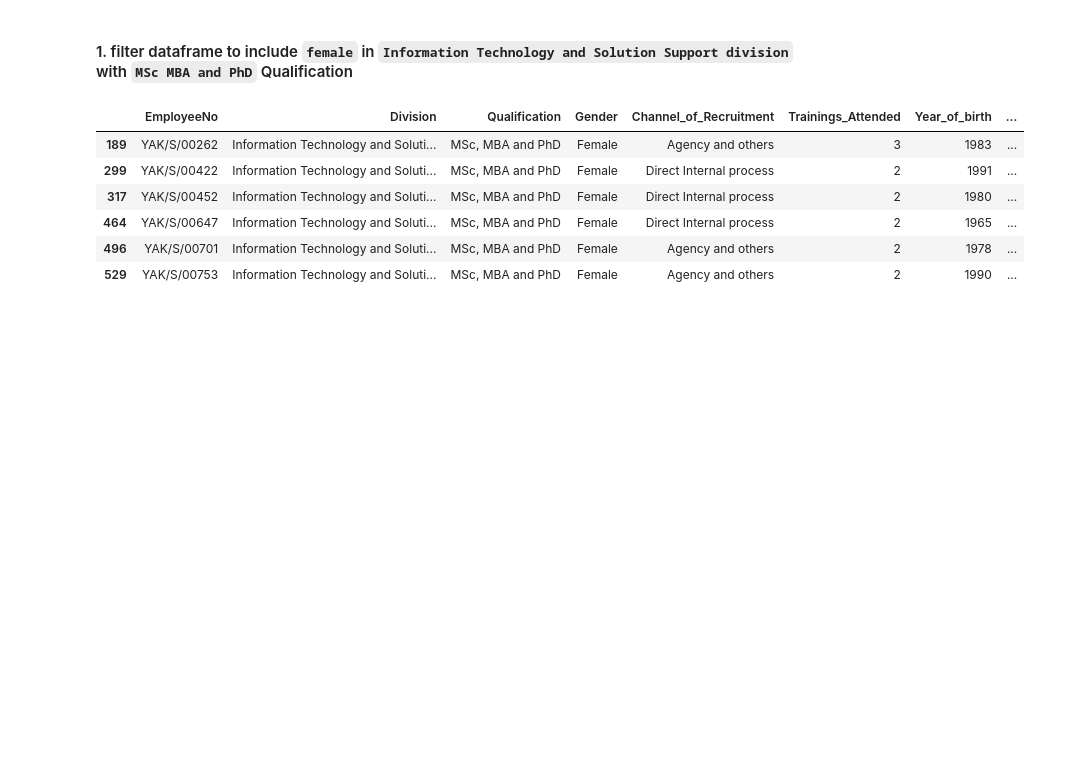
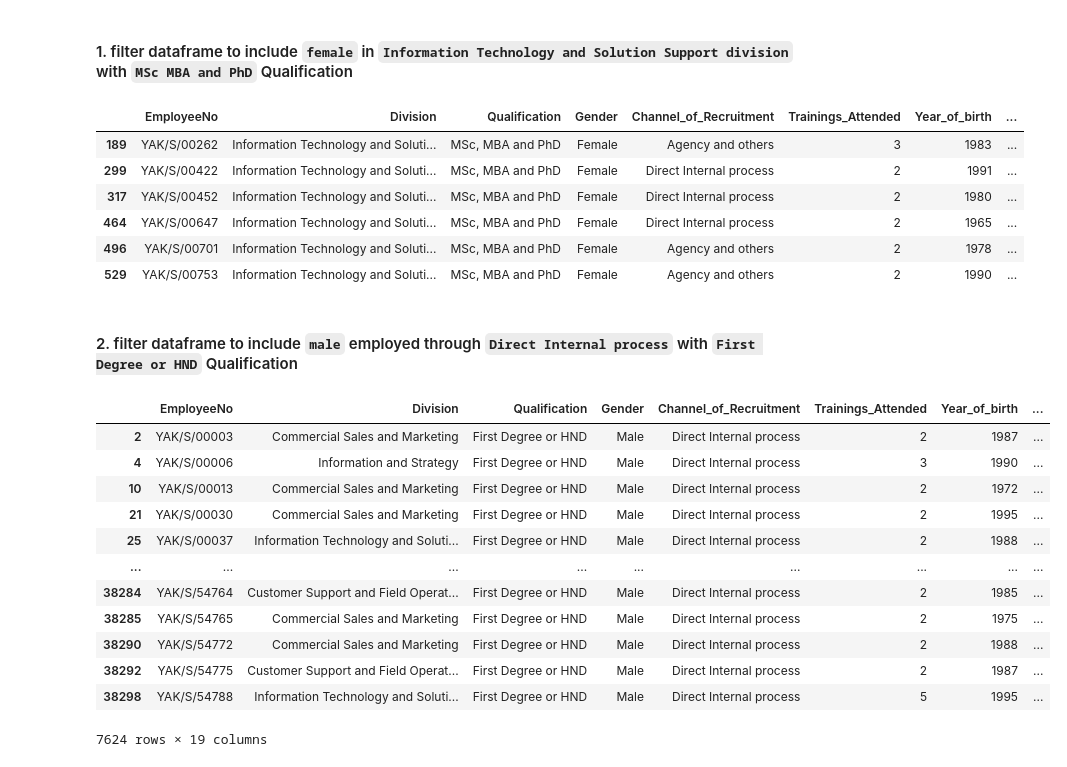
Before and after one commit to Arnold-git/Technical-Writing, a Jupyter notebook: Pandas isin method/pandas-isin-method.ipynb, the cells around one changed output. Saved outputs shown, nothing was run; the diff lists cells and outputs as text; code cells hidden in the pictures; blank space fills up the shorter version.

```diff
--- a/Pandas isin method/pandas-isin-method.ipynb
+++ b/Pandas isin method/pandas-isin-method.ipynb
@@ -131,3 +132,5 @@ data_4.head(6)
 | 464 | YAK/S/00647 | Information Technology and Soluti... | MSc, MBA and PhD | Female | Direct Internal process | 2 | 1965 | ... |
 | 496 | YAK/S/00701 | Information Technology and Soluti... | MSc, MBA and PhD | Female | Agency and others | 2 | 1978 | ... |
 | 529 | YAK/S/00753 | Information Technology and Soluti... | MSc, MBA and PhD | Female | Agency and others | 2 | 1990 | ... |
+# %% [markdown]
+#### 2. filter dataframe to include `male` employed through `Direct Internal process` with `First Degree or HND` Qualification
@@ -133,0 +140,21 @@ data_4.head(6)
+# %%
+data_5 = data[data[['Gender', 'Channel_of_Recruitment', 'Qualification']].isin(
+    ['Male', 'Direct Internal process', 'First Degree or HND']
+).all(axis=1)]
+
+
+data_5
+# %% [output]
+|  | EmployeeNo | Division | Qualification | Gender | Channel_of_Recruitment | Trainings_Attended | Year_of_birth | ... |
+| 2 | YAK/S/00003 | Commercial Sales and Marketing | First Degree or HND | Male | Direct Internal process | 2 | 1987 | ... |
+| 4 | YAK/S/00006 | Information and Strategy | First Degree or HND | Male | Direct Internal process | 3 | 1990 | ... |
+| 10 | YAK/S/00013 | Commercial Sales and Marketing | First Degree or HND | Male | Direct Internal process | 2 | 1972 | ... |
+| 21 | YAK/S/00030 | Commercial Sales and Marketing | First Degree or HND | Male | Direct Internal process | 2 | 1995 | ... |
+| 25 | YAK/S/00037 | Information Technology and Soluti... | First Degree or HND | Male | Direct Internal process | 2 | 1988 | ... |
+| ... | ... | ... | ... | ... | ... | ... | ... | ... |
+| 38284 | YAK/S/54764 | Customer Support and Field Operat... | First Degree or HND | Male | Direct Internal process | 2 | 1985 | ... |
+| 38285 | YAK/S/54765 | Commercial Sales and Marketing | First Degree or HND | Male | Direct Internal process | 2 | 1975 | ... |
+| 38290 | YAK/S/54772 | Commercial Sales and Marketing | First Degree or HND | Male | Direct Internal process | 2 | 1988 | ... |
+| 38292 | YAK/S/54775 | Customer Support and Field Operat... | First Degree or HND | Male | Direct Internal process | 2 | 1987 | ... |
+| 38298 | YAK/S/54788 | Information Technology and Soluti... | First Degree or HND | Male | Direct Internal process | 5 | 1995 | ... |
+7624 rows × 19 columns
```
Also changed, not shown: parts of 2 cells of this notebook.
